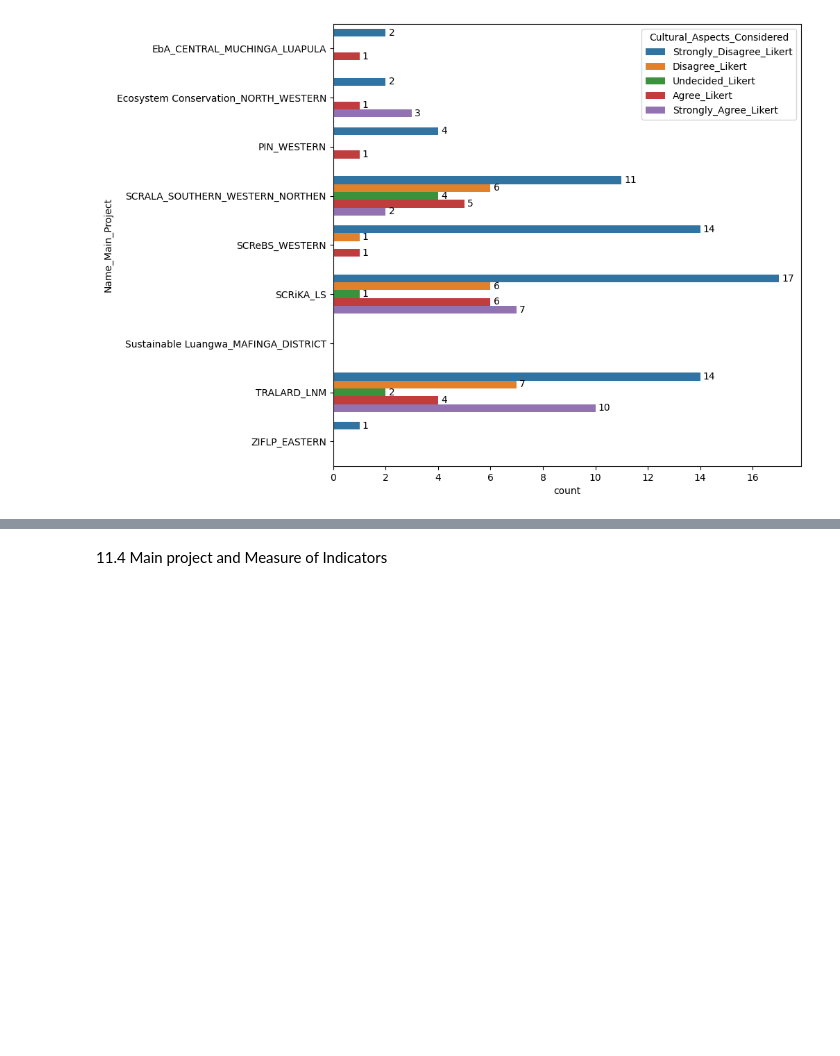
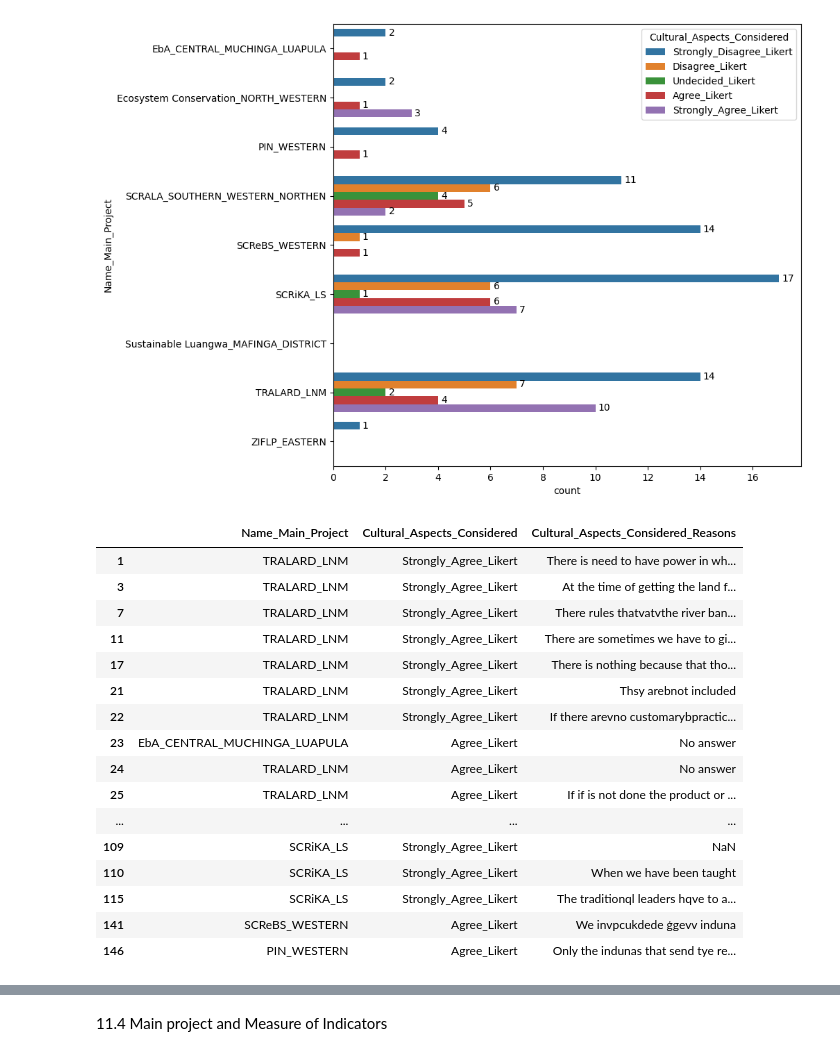
Before and after one commit to NathanNamamata/DataAnalysis, a Jupyter notebook: Data_Analysis.ipynb, the cells around one changed output, grey strips where cells are left out. Drawn from its saved outputs; the diff is of its cells as text; code cells hidden in the pictures; blank space fills up the shorter version.

```diff
--- a/Data_Analysis.ipynb
+++ b/Data_Analysis.ipynb
@@ -1102,3 +1124,27 @@ for container in ax.containers:
 plt.show()
 # %% [output]
 [figure]
+# %%
+agreement_levels = ["Agree_Likert", "Strongly_Agree_Likert"]
+CAC_R = df2[df2["Cultural_Aspects_Considered"].isin(agreement_levels)]
+CAC_R1 = CAC_R.drop(CPH_R.columns[[0,1,2,3,4,6,7,8,9,10,13,14,15,16,17,18,19,20,21,22,23,24,25,26,27,28,29,30,31,32,33,34]], axis = 1)
+CAC_R1grouped = CAC_R1.groupby('Name_Main_Project')['Cultural_Aspects_Considered']
+CAC_R1
+# %% [output]
+|  | Name_Main_Project | Cultural_Aspects_Considered | Cultural_Aspects_Considered_Reasons |
+| 1 | TRALARD_LNM | Strongly_Agree_Likert | There is need to have power in wh... |
+| 3 | TRALARD_LNM | Strongly_Agree_Likert | At the time of getting the land f... |
+| 7 | TRALARD_LNM | Strongly_Agree_Likert | There rules thatvatvthe river ban... |
+| 11 | TRALARD_LNM | Strongly_Agree_Likert | There are sometimes we have to gi... |
+| 17 | TRALARD_LNM | Strongly_Agree_Likert | There is nothing because that tho... |
+| 21 | TRALARD_LNM | Strongly_Agree_Likert | Thsy arebnot included |
+| 22 | TRALARD_LNM | Strongly_Agree_Likert | If there arevno customarybpractic... |
+| 23 | EbA_CENTRAL_MUCHINGA_LUAPULA | Agree_Likert | No answer |
+| 24 | TRALARD_LNM | Agree_Likert | No answer |
+| 25 | TRALARD_LNM | Agree_Likert | If if is not done the product or ... |
+| ... | ... | ... | ... |
+| 109 | SCRiKA_LS | Strongly_Agree_Likert | NaN |
+| 110 | SCRiKA_LS | Strongly_Agree_Likert | When we have been taught |
+| 115 | SCRiKA_LS | Strongly_Agree_Likert | The traditionql leaders hqve to a... |
+| 141 | SCReBS_WESTERN | Agree_Likert | We invpcukdede ģgevv induna |
+| 146 | PIN_WESTERN | Agree_Likert | Only the indunas that send tye re... |
```
Also changed, not shown: parts of 22 cells of this notebook.
